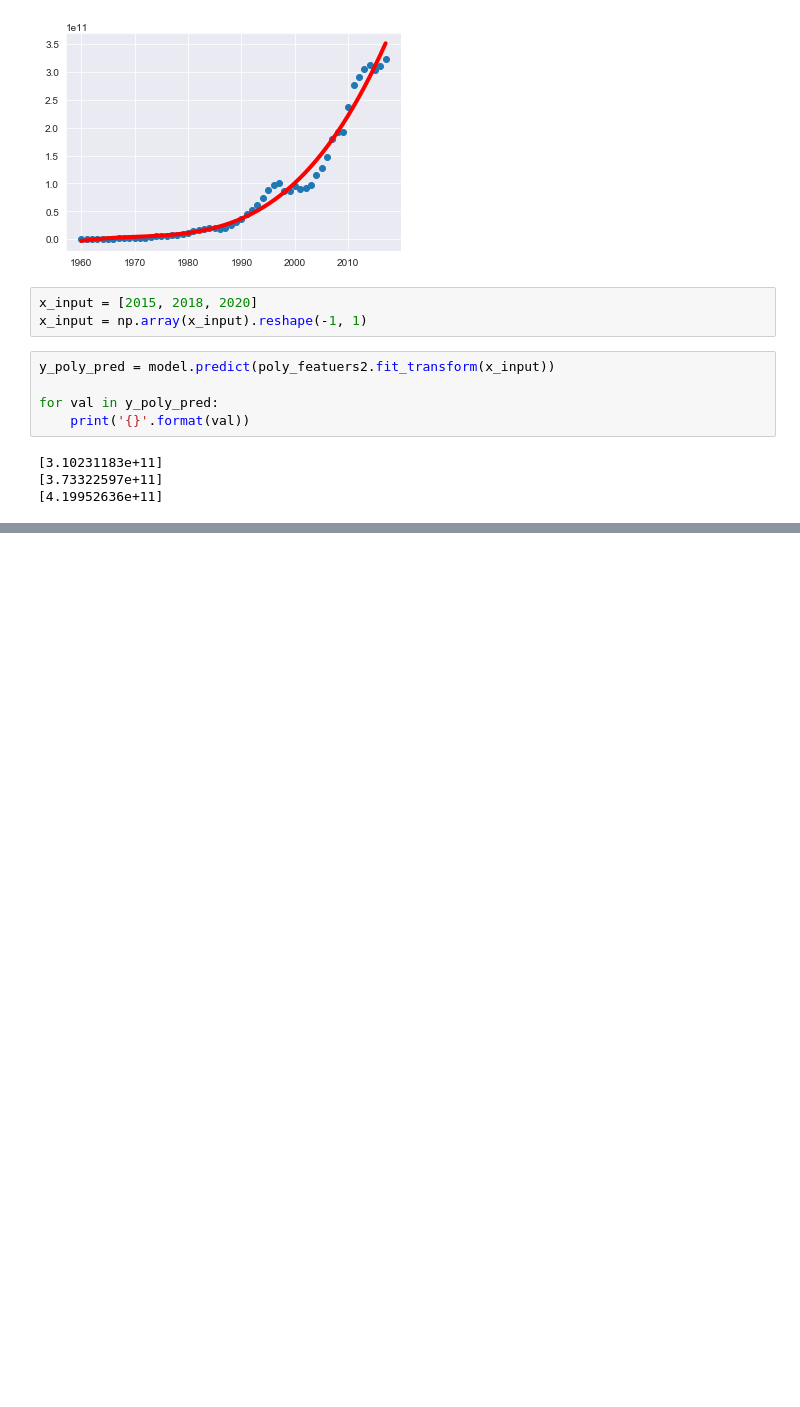
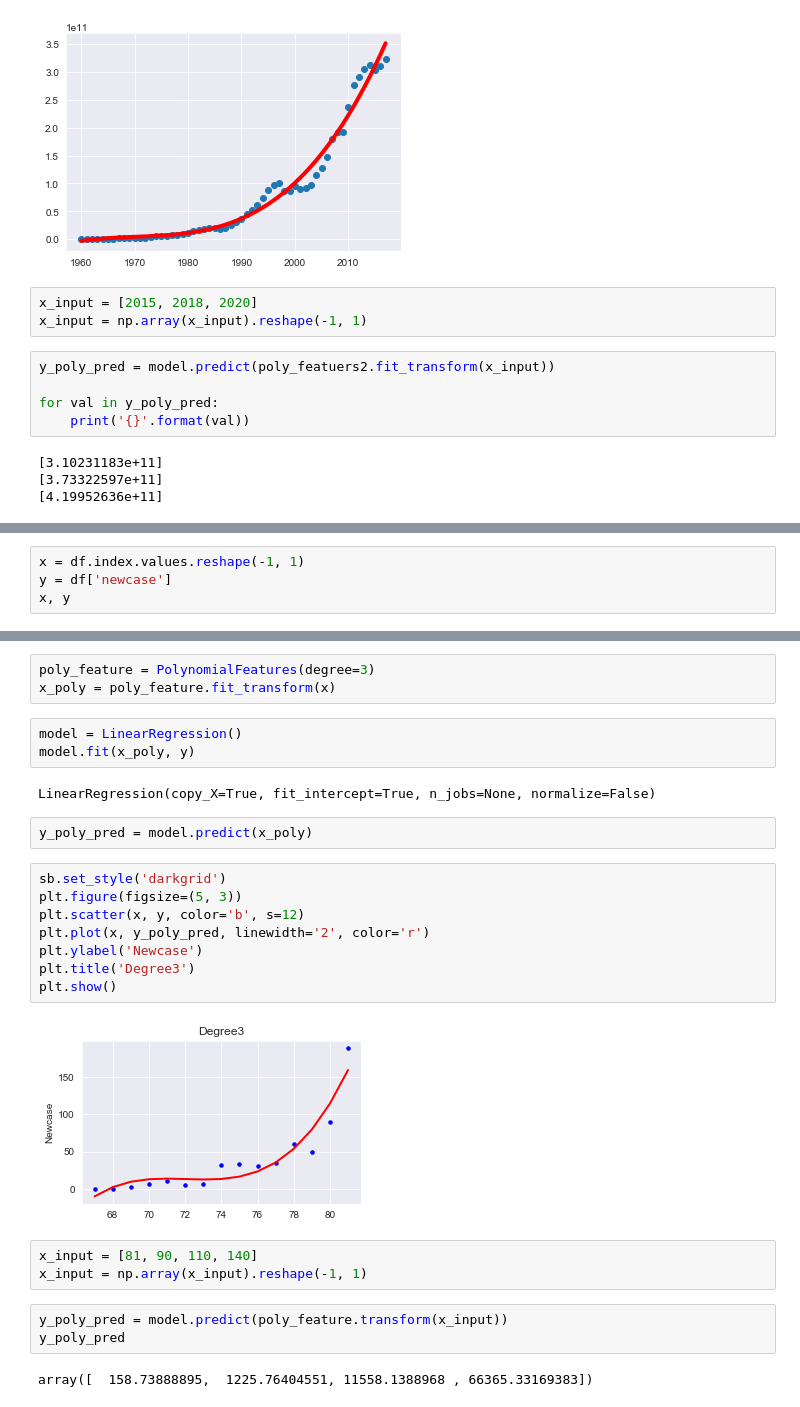
Before and after one commit to aukrit1993/my_machine_learning, a Jupyter notebook: chapter_14.ipynb, the cells around one changed output, grey strips where cells are left out. Drawn from its saved outputs; the diff is of its cells as text; blank space fills up the shorter version.

```diff
--- a/chapter_14.ipynb
+++ b/chapter_14.ipynb
@@ -293,0 +340,4 @@ for val in y_poly_pred:
+# %%
+x = df.index.values.reshape(-1, 1)
+y = df['newcase']
+x, y
@@ -293,0 +362,28 @@ for val in y_poly_pred:
+# %%
+poly_feature = PolynomialFeatures(degree=3)
+x_poly = poly_feature.fit_transform(x)
+# %%
+model = LinearRegression()
+model.fit(x_poly, y)
+# %% [output]
+LinearRegression(copy_X=True, fit_intercept=True, n_jobs=None, normalize=False)
+# %%
+y_poly_pred = model.predict(x_poly)
+# %%
+sb.set_style('darkgrid')
+plt.figure(figsize=(5, 3))
+plt.scatter(x, y, color='b', s=12)
+plt.plot(x, y_poly_pred, linewidth='2', color='r')
+plt.ylabel('Newcase')
+plt.title('Degree3')
+plt.show()
+# %% [output]
+[figure, added]
+# %%
+x_input = [81, 90, 110, 140]
+x_input = np.array(x_input).reshape(-1, 1)
+# %%
+y_poly_pred = model.predict(poly_feature.transform(x_input))
+y_poly_pred
+# %% [output]
+array([  158.73888895,  1225.76404551, 11558.1388968 , 66365.33169383])
```
Also changed, not shown: parts of 9 cells of this notebook.
